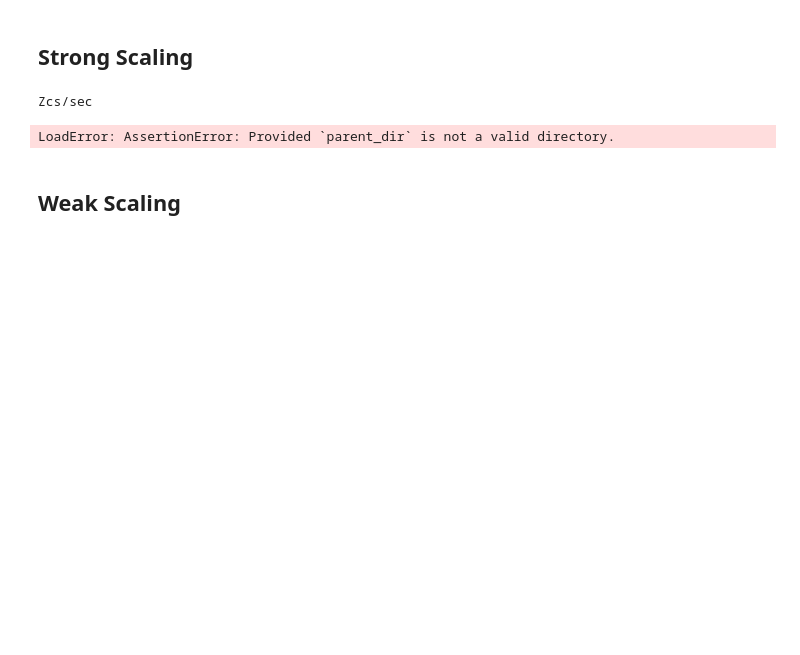
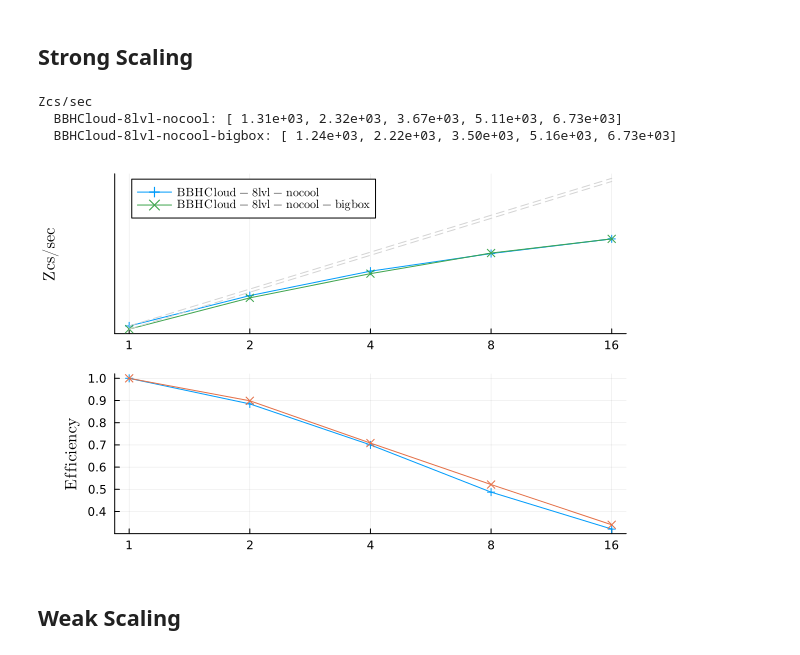
Before and after one commit to lwJi/ETK-Scaling-Tests, a Jupyter notebook: frontier/2025Dec/ipynb/BBHCloud-8lvl-nocool-n256.ipynb, the cells around one changed output. Cells and saved outputs as stored; diff of their text form; code cells hidden in the pictures; blank space fills up the shorter version.

```diff
--- a/frontier/2025Dec/ipynb/BBHCloud-8lvl-nocool-n256.ipynb
+++ b/frontier/2025Dec/ipynb/BBHCloud-8lvl-nocool-n256.ipynb
@@ -13,6 +13,9 @@ let patt_dirss = [
         ([
             (r"BBHCloud_8lvl_nocool_N\d+_r0000", "BBHCloud-8lvl-nocool"),
         ], "../data/BBHCloud_8lvl_nocool/n256/strong/", :cross),
+        ([
+            (r"BBHCloud_8lvl_nocool_N\d+_r0000", "BBHCloud-8lvl-nocool-bigbox"),
+        ], "../data/BBHCloud_8lvl_nocool/n256/strong-bigbox/", :x),
     ]
 
     # Plot Zcs/sec
@@ -23,35 +26,37 @@ let patt_dirss = [
     yticks!(plt1, ys, [string(n) for n in ys])
 
     # Plot Efficiency
     plt2 = plot(ylabel=L"\mathrm{Efficiency}", xscale=:log10)
     xticks!(plt2, xs, [string(n) for n in xs])
 
     println("Zcs/sec")
     for (patterns, parent_dir, mark) in patt_dirss
         # Load averages for the given patterns and directory
-        dats, labs = MiscStdout.load_avgs(patterns, parent_dir; option = "ZcsPerSecond", range=:)
+        dats, labs = MiscStdout.load_avgs(patterns, parent_dir; option = "TotalComputeTime", range=:)
         # Iterate through the loaded datasets
         for (i, dat) in enumerate(dats)
             # Plot Zcs/sec
             plot!(plt1, dat[1], dat[2], label = L"\mathrm{%$(labs[i])}", marker = mark)
             plot!(plt1, dat[1], dat[2][1] .* dat[1], label="", linestyle=:dash, color=:lightgray)
 
             @printf("  %8s: [", labs[i])
             println(join([@sprintf(" %8.2e", d) for d in dat[2]], ","), "]")
 
             # Plot Efficiency
             value_per_node = dat[2] ./ dat[1]
             efficiency = value_per_node ./ first(value_per_node)
             plot!(plt2, dat[1], efficiency, label="", marker = mark)
         end
     end
 
     plt = plot(plt1, plt2, layout=(2,1))
     display(plt)
 end
 # %% [output]
 Zcs/sec
+  BBHCloud-8lvl-nocool: [ 1.31e+03, 2.32e+03, 3.67e+03, 5.11e+03, 6.73e+03]
+  BBHCloud-8lvl-nocool-bigbox: [ 1.24e+03, 2.22e+03, 3.50e+03, 5.16e+03, 6.73e+03]
-LoadError: AssertionError: Provided `parent_dir` is not a valid directory.
+[figure, added]
 # %% [markdown]
 ## Weak Scaling
 # %%
```
